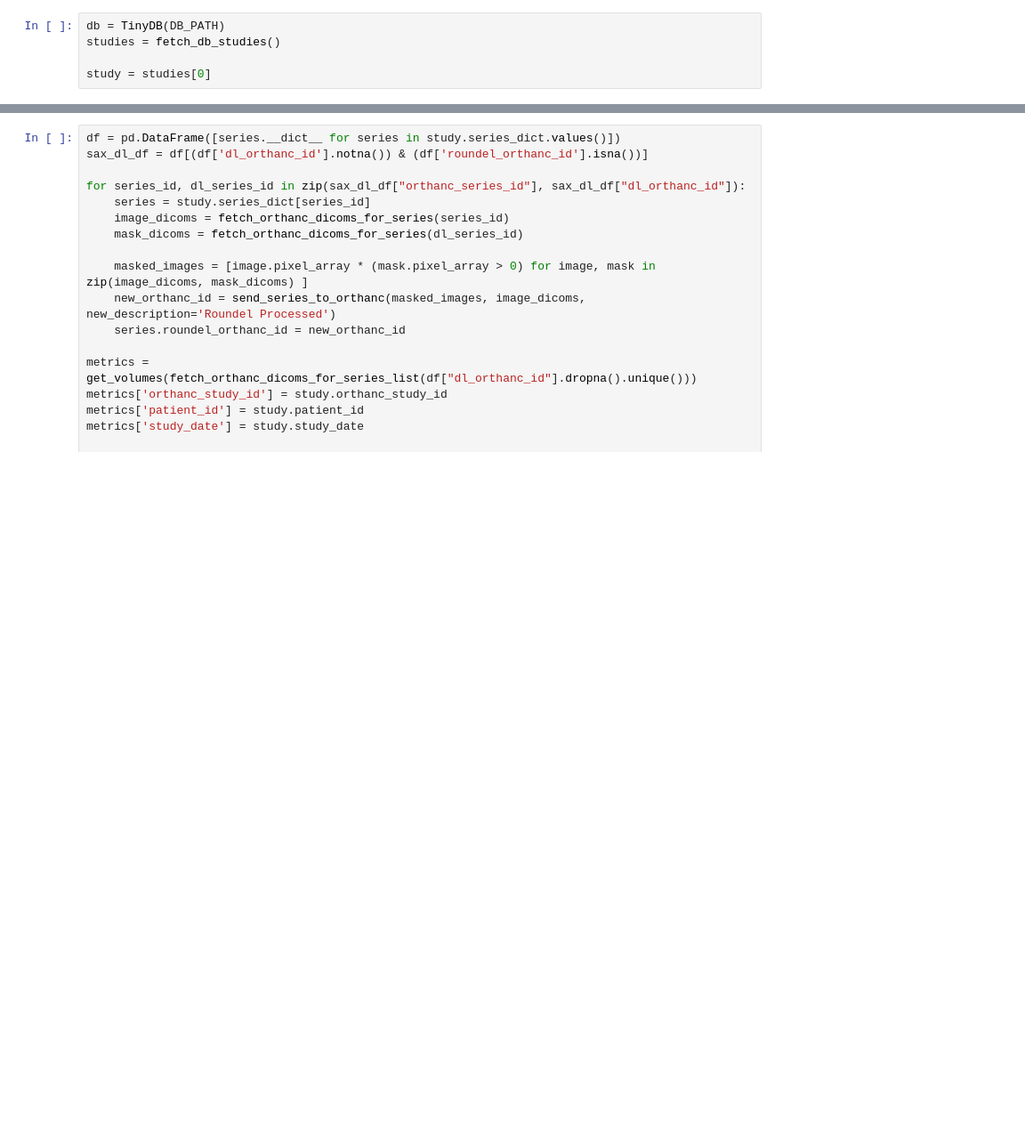
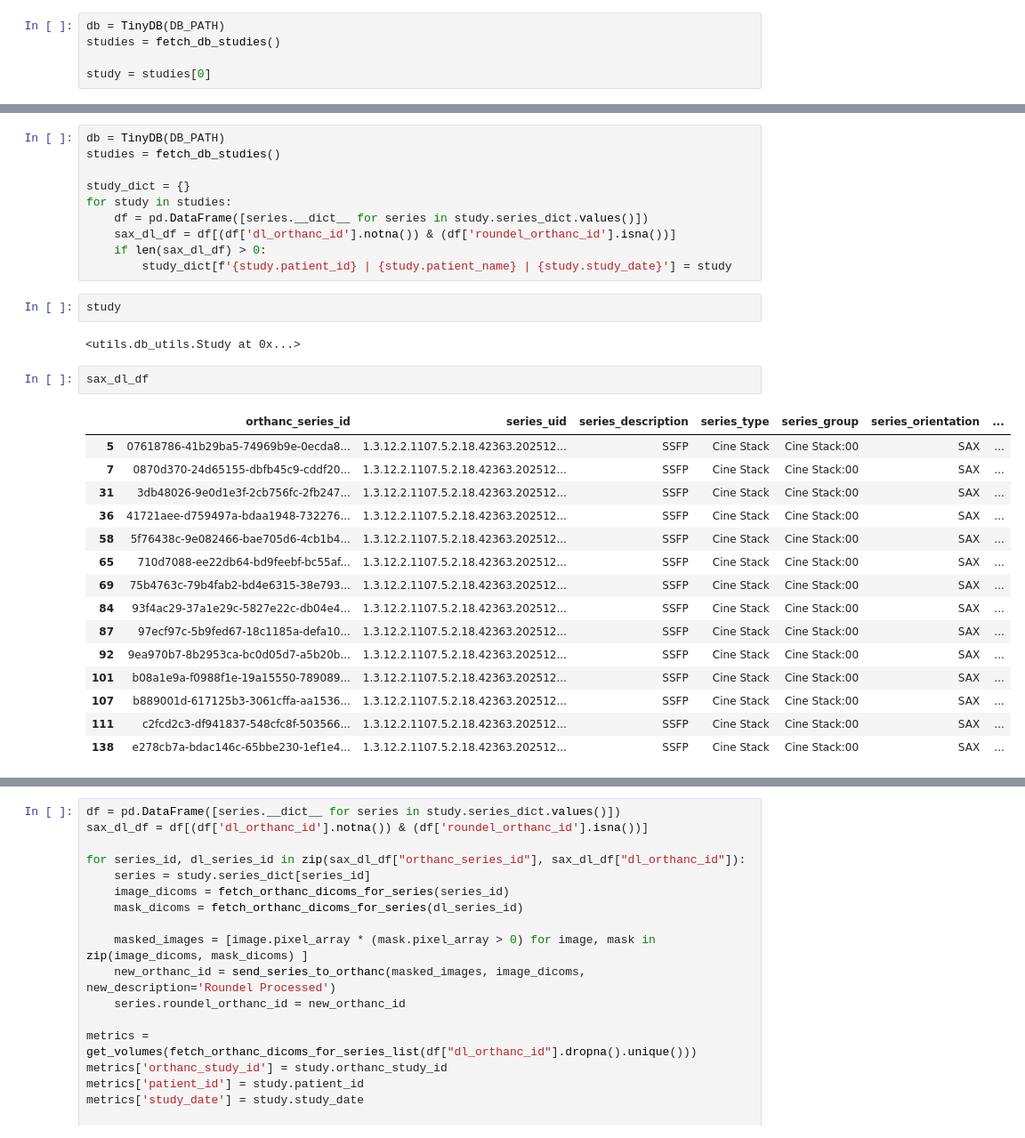
Before and after one commit to mrphys/imageCLASP, a Jupyter notebook: stupid_roundel_test.ipynb, the cells around one changed output, grey strips where cells are left out. Shown at 89% size. Cells and saved outputs as stored; diff of their text form; blank space fills up the shorter version.

Commit message:
working roundel

```diff
--- a/stupid_roundel_test.ipynb
+++ b/stupid_roundel_test.ipynb
@@ -55,0 +64,32 @@ study = studies[0]
+# %%
+db = TinyDB(DB_PATH)
+studies = fetch_db_studies()
+
+study_dict = {}
+for study in studies:
+    df = pd.DataFrame([series.__dict__ for series in study.series_dict.values()])
+    sax_dl_df = df[(df['dl_orthanc_id'].notna()) & (df['roundel_orthanc_id'].isna())]
+    if len(sax_dl_df) > 0:
+        study_dict[f'{study.patient_id} | {study.patient_name} | {study.study_date}'] = study
+# %%
+study
+# %% [output]
+<utils.db_utils.Study at 0x...>
+# %%
+sax_dl_df
+# %% [output]
+|  | orthanc_series_id | series_uid | series_description | series_type | series_group | series_orientation | ... |
+| 5 | 07618786-41b29ba5-74969b9e-0ecda8... | 1.3.12.2.1107.5.2.18.42363.202512... | SSFP | Cine Stack | Cine Stack:00 | SAX | ... |
+| 7 | 0870d370-24d65155-dbfb45c9-cddf20... | 1.3.12.2.1107.5.2.18.42363.202512... | SSFP | Cine Stack | Cine Stack:00 | SAX | ... |
+| 31 | 3db48026-9e0d1e3f-2cb756fc-2fb247... | 1.3.12.2.1107.5.2.18.42363.202512... | SSFP | Cine Stack | Cine Stack:00 | SAX | ... |
+| 36 | 41721aee-d759497a-bdaa1948-732276... | 1.3.12.2.1107.5.2.18.42363.202512... | SSFP | Cine Stack | Cine Stack:00 | SAX | ... |
+| 58 | 5f76438c-9e082466-bae705d6-4cb1b4... | 1.3.12.2.1107.5.2.18.42363.202512... | SSFP | Cine Stack | Cine Stack:00 | SAX | ... |
+| 65 | 710d7088-ee22db64-bd9feebf-bc55af... | 1.3.12.2.1107.5.2.18.42363.202512... | SSFP | Cine Stack | Cine Stack:00 | SAX | ... |
+| 69 | 75b4763c-79b4fab2-bd4e6315-38e793... | 1.3.12.2.1107.5.2.18.42363.202512... | SSFP | Cine Stack | Cine Stack:00 | SAX | ... |
+| 84 | 93f4ac29-37a1e29c-5827e22c-db04e4... | 1.3.12.2.1107.5.2.18.42363.202512... | SSFP | Cine Stack | Cine Stack:00 | SAX | ... |
+| 87 | 97ecf97c-5b9fed67-18c1185a-defa10... | 1.3.12.2.1107.5.2.18.42363.202512... | SSFP | Cine Stack | Cine Stack:00 | SAX | ... |
+| 92 | 9ea970b7-8b2953ca-bc0d05d7-a5b20b... | 1.3.12.2.1107.5.2.18.42363.202512... | SSFP | Cine Stack | Cine Stack:00 | SAX | ... |
+| 101 | b08a1e9a-f0988f1e-19a15550-789089... | 1.3.12.2.1107.5.2.18.42363.202512... | SSFP | Cine Stack | Cine Stack:00 | SAX | ... |
+| 107 | b889001d-617125b3-3061cffa-aa1536... | 1.3.12.2.1107.5.2.18.42363.202512... | SSFP | Cine Stack | Cine Stack:00 | SAX | ... |
+| 111 | c2fcd2c3-df941837-548cfc8f-503566... | 1.3.12.2.1107.5.2.18.42363.202512... | SSFP | Cine Stack | Cine Stack:00 | SAX | ... |
+| 138 | e278cb7a-bdac146c-65bbe230-1ef1e4... | 1.3.12.2.1107.5.2.18.42363.202512... | SSFP | Cine Stack | Cine Stack:00 | SAX | ... |
```
Also changed, not shown: parts of 4 cells of this notebook, 24 other files.
